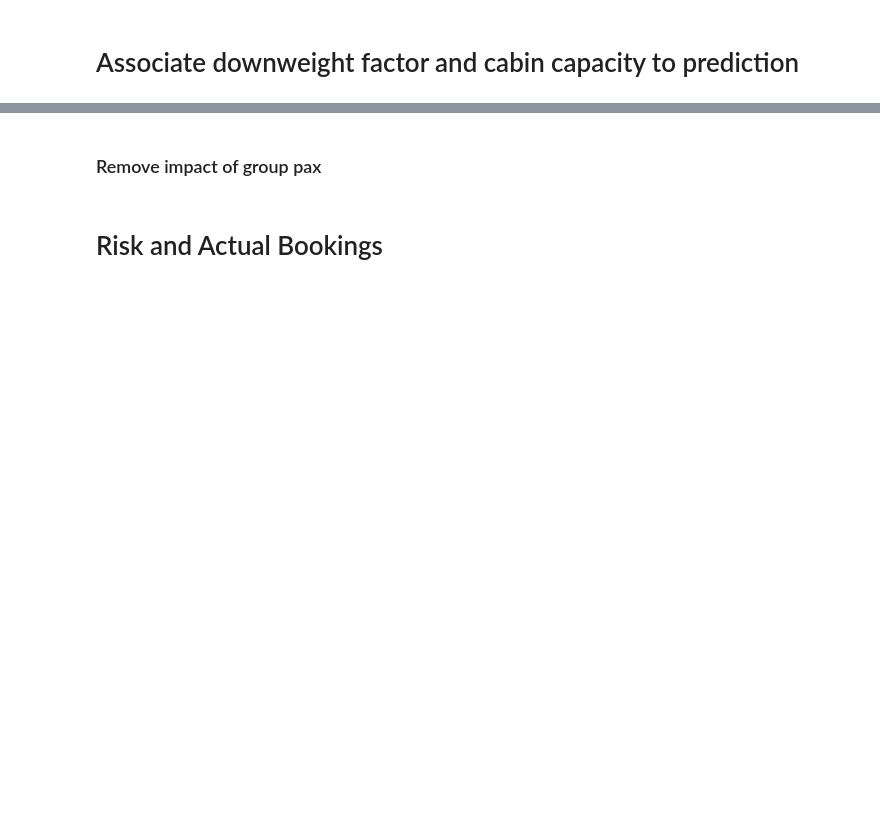
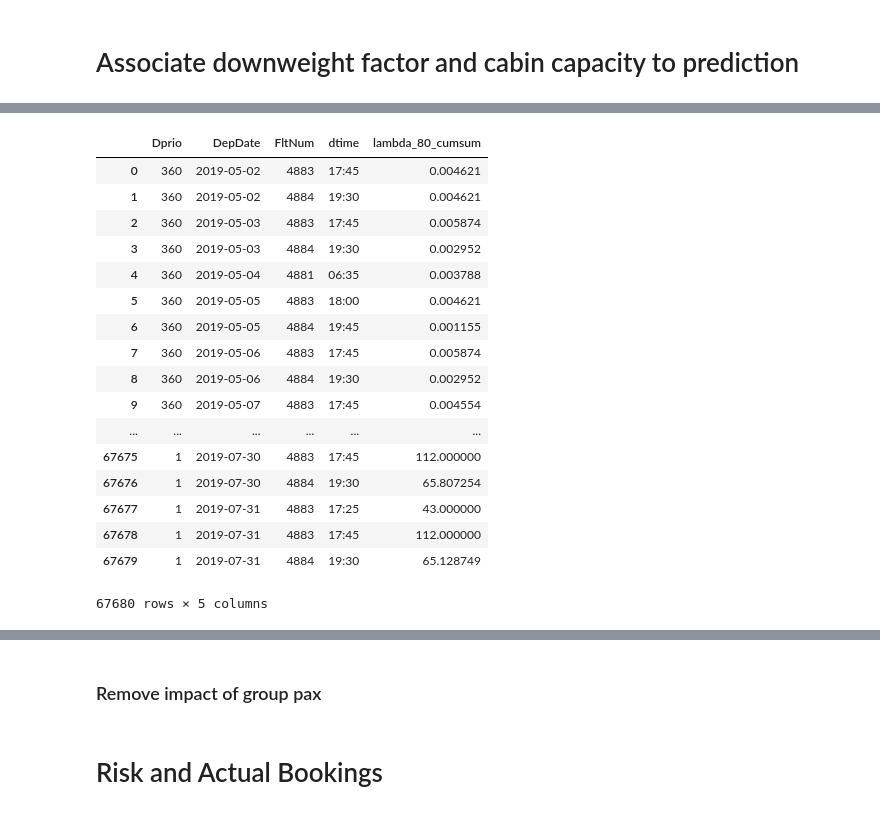
Before and after one commit to dkremlg/el, a Jupyter notebook: 3_IdealCurve.ipynb, the cells around one changed output, grey strips where cells are left out. Drawn from its saved outputs; the diff is of its cells as text; code cells hidden in the pictures; blank space fills up the shorter version.

```diff
--- a/3_IdealCurve.ipynb
+++ b/3_IdealCurve.ipynb
@@ -14,8 +14,8 @@ from scipy.stats import poisson
 
 import matplotlib.pyplot as plt
 # %%
-path='C:/Users/35266/Documents/Python Scripts/el/'
-route='LUX-TXL'
+path='~/Data/'
+route='LUX-DUB'
 risk_spill=0.8
 risk_spoil=risk_spill
 unique_identifier=['DepDate','FltNum','dtime']
@@ -30,4 +25,9 @@ GroupPax=pd.read_csv(path+'FrontEnd_Input/GroupPax_'+route+'.csv')
 # %%
+C_datadriven=pd.read_csv(path+'Intermediate_Output/R_Training_Pax.csv')
+TotalCap=pd.read_csv(path+'Intermediate_Output/Capacity_forPlots_'+route+'.csv')
+Prediction=pd.read_csv(path+'Intermediate_Output/R_Output_Test_Pax.csv',sep=',')
+GroupPax=pd.read_csv(path+'FrontEnd_Input/GroupPax_'+route+'.csv')
+
 C_datadriven=C_datadriven.groupby(list(set(unique_identifier+cluster_variables)))['NumPax'].sum().reset_index()
 
 deptime=[str(x/60).split('.')[0]+':'+str(round(float('0.'+str(x/60).split('.')[1])*60)) for x in C_datadriven['dtime'].unique()]
@@ -119,0 +109,21 @@ IdealCurve_cond_80['thres_80']=poisson.ppf(risk_spoil,IdealCurve_cond_80['lambda
+# %%
+IdealCurve_cumul_80
+# %% [output]
+|  | Dprio | DepDate | FltNum | dtime | lambda_80_cumsum |
+| 0 | 360 | 2019-05-02 | 4883 | 17:45 | 0.004621 |
+| 1 | 360 | 2019-05-02 | 4884 | 19:30 | 0.004621 |
+| 2 | 360 | 2019-05-03 | 4883 | 17:45 | 0.005874 |
+| 3 | 360 | 2019-05-03 | 4884 | 19:30 | 0.002952 |
+| 4 | 360 | 2019-05-04 | 4881 | 06:35 | 0.003788 |
+| 5 | 360 | 2019-05-05 | 4883 | 18:00 | 0.004621 |
+| 6 | 360 | 2019-05-05 | 4884 | 19:45 | 0.001155 |
+| 7 | 360 | 2019-05-06 | 4883 | 17:45 | 0.005874 |
+| 8 | 360 | 2019-05-06 | 4884 | 19:30 | 0.002952 |
+| 9 | 360 | 2019-05-07 | 4883 | 17:45 | 0.004554 |
+| ... | ... | ... | ... | ... | ... |
+| 67675 | 1 | 2019-07-30 | 4883 | 17:45 | 112.000000 |
+| 67676 | 1 | 2019-07-30 | 4884 | 19:30 | 65.807254 |
+| 67677 | 1 | 2019-07-31 | 4883 | 17:25 | 43.000000 |
+| 67678 | 1 | 2019-07-31 | 4883 | 17:45 | 112.000000 |
+| 67679 | 1 | 2019-07-31 | 4884 | 19:30 | 65.128749 |
+67680 rows × 5 columns
```
Also changed, not shown: parts of 16 cells of this notebook, 3 other files.
